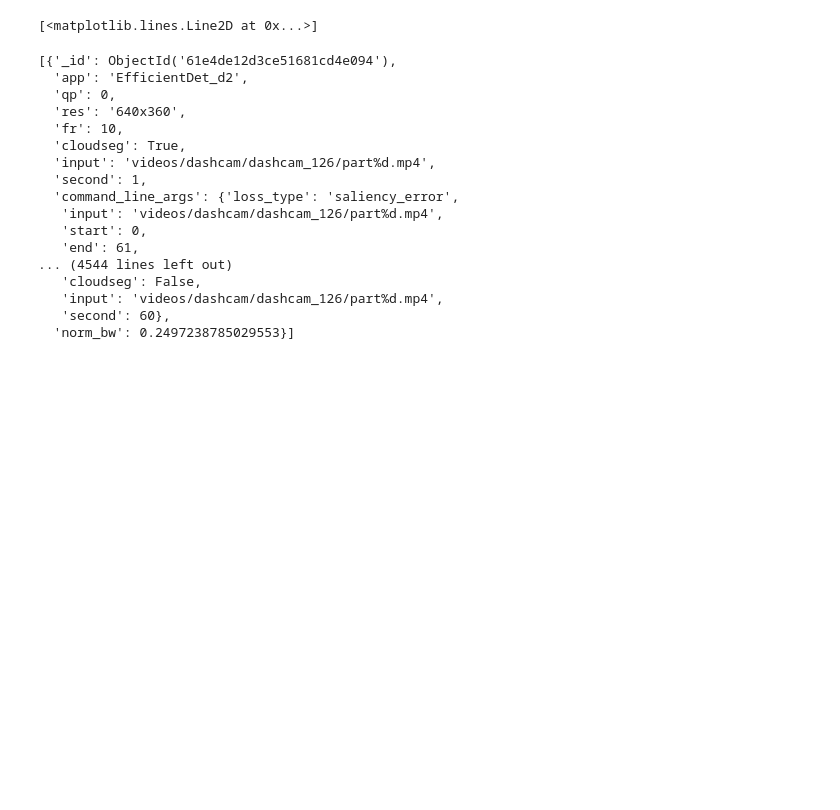
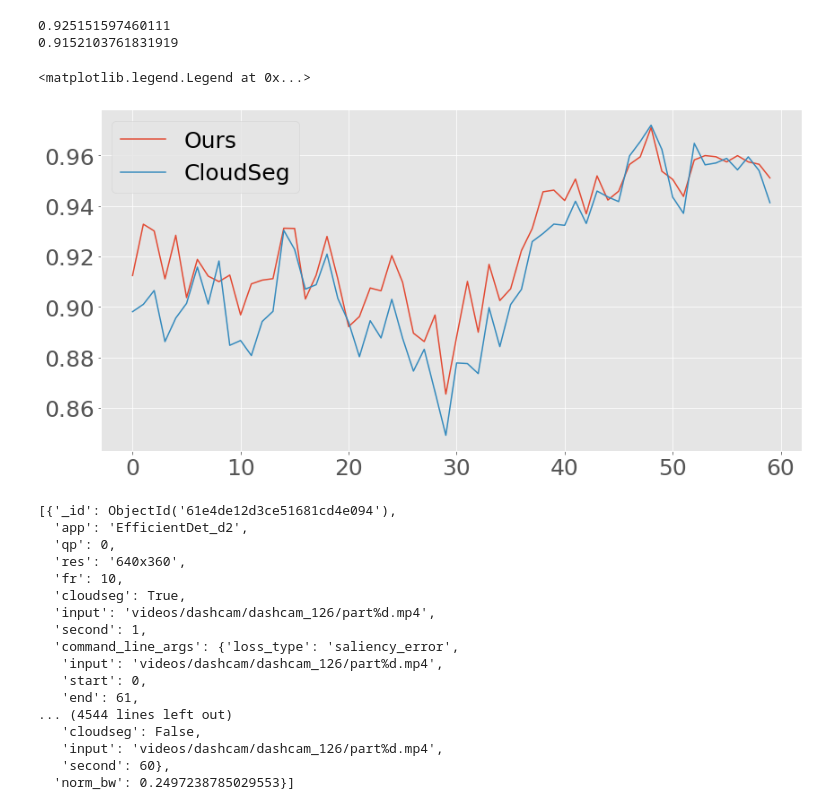
Before and after one commit to KuntaiDu/OneAdapt, a Jupyter notebook: visualize_accuracy.ipynb, the cells around one changed output. Cells and saved outputs as stored; diff of their text form; code cells hidden in the pictures; blank space fills up the shorter version.

Commit message:
add visualization on acc

```diff
--- a/visualize_accuracy.ipynb
+++ b/visualize_accuracy.ipynb
@@ -4,28 +4,46 @@ import matplotlib.pyplot as plt
 import pymongo
 %matplotlib inline
 
+plt.style.use('ggplot')
+plt.rcParams['font.size'] = 25
+
 db = pymongo.MongoClient("mongodb://localhost:27017/")['Jan16_cloudseg_saliency_loss']
-# %%
-approach = 'backprop_sigmoid_saliency_error'
+# %%
+approach1 = 'backprop_sigmoid_saliency_error'
+approach2 = 'backprop_sigmoid_feature_error'
 # %%
 
-f1s = []
 
-for sec in range(1, 61):
+import numpy as np
+def query_approach(ax, approach, label):
+    f1s = []
 
-    query = {
-        'second': sec,
-        'command_line_args.approach': approach,
-    }
+    for sec in range(1, 61):
 
-    x = list(db['stats'].find(query))
+        query = {
+            'second': sec,
+            'command_line_args.approach': approach,
+        }
 
-    f1s.append(x[0])
+        x = list(db['stats'].find(query))
+        x = sorted(x, key = lambda x: x['_id'])
+        f1s.append(x[-1])
 
-plt.rcParams['font.size'] = 25
-plt.plot(range(len(f1s)), [i['f1'] for i in f1s])
+
+    ax.plot(range(len(f1s)), [i['f1'] for i in f1s], label=label)
+    print(np.array([i['f1'] for i in f1s]).mean())
+
+
+fig, ax = plt.subplots(figsize=(14, 7))
+
+query_approach(ax, approach1, 'Ours')
+query_approach(ax, approach2, 'CloudSeg')
+ax.legend()
 # %% [output]
-[<matplotlib.lines.Line2D at 0x...>]
+0.925151597460111
+0.9152103761831919
+<matplotlib.legend.Legend at 0x...>
+[figure, added]
 # %%
 f1s
 # %% [output]
```
